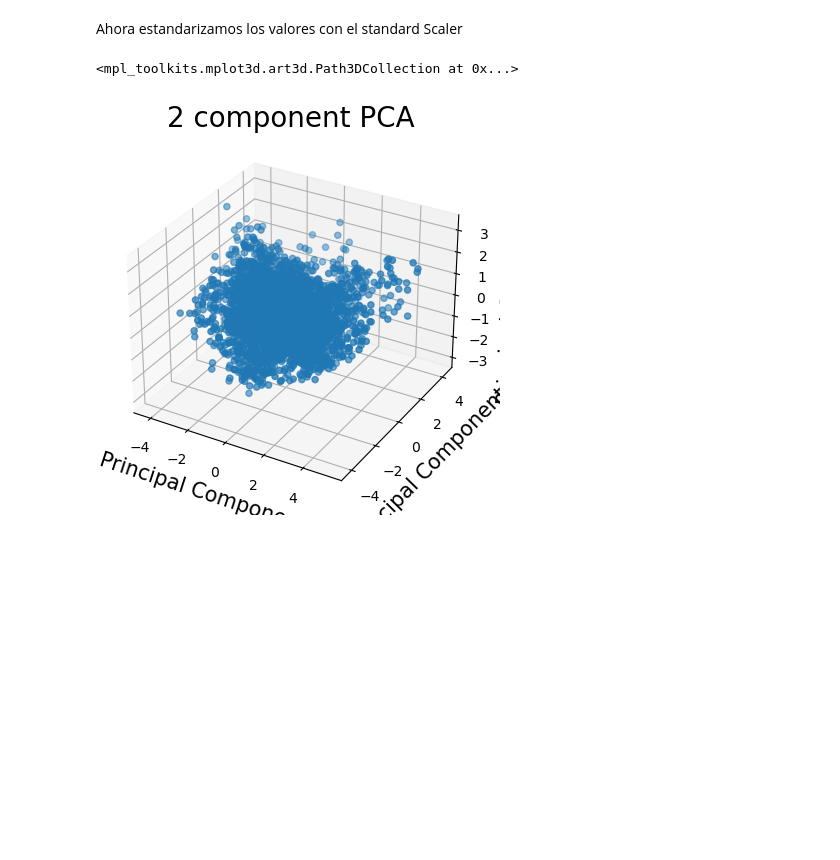
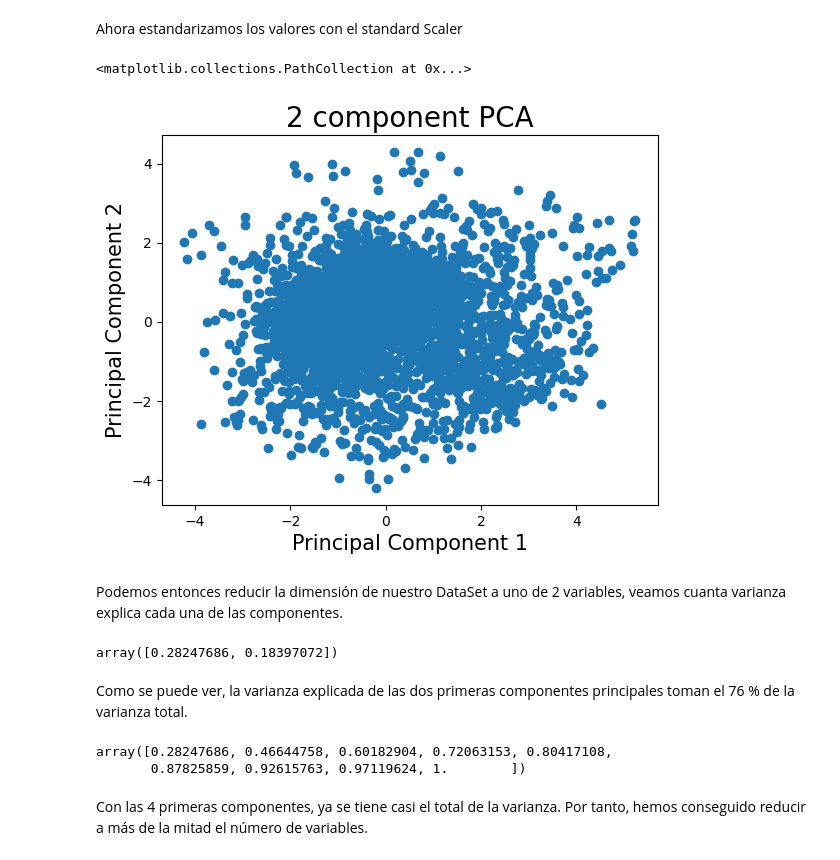
Before and after one commit to PedroAngelFM/TFG, a Jupyter notebook: Python/Código/TFG.ipynb, the cells around one changed output. Drawn from its saved outputs; the diff is of its cells as text; code cells hidden in the pictures; blank space fills up the shorter version.

```diff
--- a/Python/Código/TFG.ipynb
+++ b/Python/Código/TFG.ipynb
@@ -62,19 +64,39 @@ Ahora estandarizamos los valores con el standard Scaler
 # %%
 X=StandardScaler().fit_transform(X)
 # %%
-pca=PCA(n_components=3)
+pca=PCA(n_components=2)
 pca.fit(X)
-principalComponents = pca.transform(X)
+principalComponents = pca.transform(X) #Hace la transformación la matriz reducida y proyectada
 # %%
-principalDf = pd.DataFrame(data = principalComponents, columns = ['principal component 1', 'principal component 2','principal component 3'])
+principalDf = pd.DataFrame(data = principalComponents, columns = ['principal component 1', 'principal component 2'])
 # %%
-fig = plt.figure()
-ax = fig.add_subplot(111, projection='3d')
+fig, ax = plt.subplots()
+
 ax.set_xlabel('Principal Component 1', fontsize = 15)
 ax.set_ylabel('Principal Component 2', fontsize = 15)
-ax.set_zlabel('Principal Component 3', fontsize = 15)
 ax.set_title('2 component PCA', fontsize = 20)
-ax.scatter(principalDf['principal component 1'].values, principalDf['principal component 2'].values, principalDf['principal component 3'].values)
+ax.scatter(principalDf['principal component 1'].values, principalDf['principal component 2'].values)
 # %% [output]
-<mpl_toolkits.mplot3d.art3d.Path3DCollection at 0x...>
+<matplotlib.collections.PathCollection at 0x...>
-[figure, old version]
+[figure, new version]
+# %% [markdown]
+Podemos entonces reducir la dimensión de nuestro DataSet a uno de 2 variables, veamos cuanta varianza explica cada una de las componentes.
+# %%
+varianzas_explicadas = pca.explained_variance_ratio_
+varianzas_explicadas
+# %% [output]
+array([0.28247686, 0.18397072])
+# %% [markdown]
+Como se puede ver, la varianza explicada de las dos primeras componentes principales toman el 76 % de la varianza total.
+# %%
+pca=PCA(n_components=9)
+pca.fit(X)
+principalComponents = pca.transform(X)
+principalDf = pd.DataFrame(data = principalComponents)
+varianzas_explicadas = pca.explained_variance_ratio_
+varianzas_explicadas.cumsum()
+# %% [output]
+array([0.28247686, 0.46644758, 0.60182904, 0.72063153, 0.80417108,
+       0.87825859, 0.92615763, 0.97119624, 1.        ])
+# %% [markdown]
+Con las 4 primeras componentes, ya se tiene casi el total de la varianza. Por tanto, hemos conseguido reducir a más de la mitad el número de variables.
```
Also changed, not shown: parts of 19 cells of this notebook, 1 other file.
